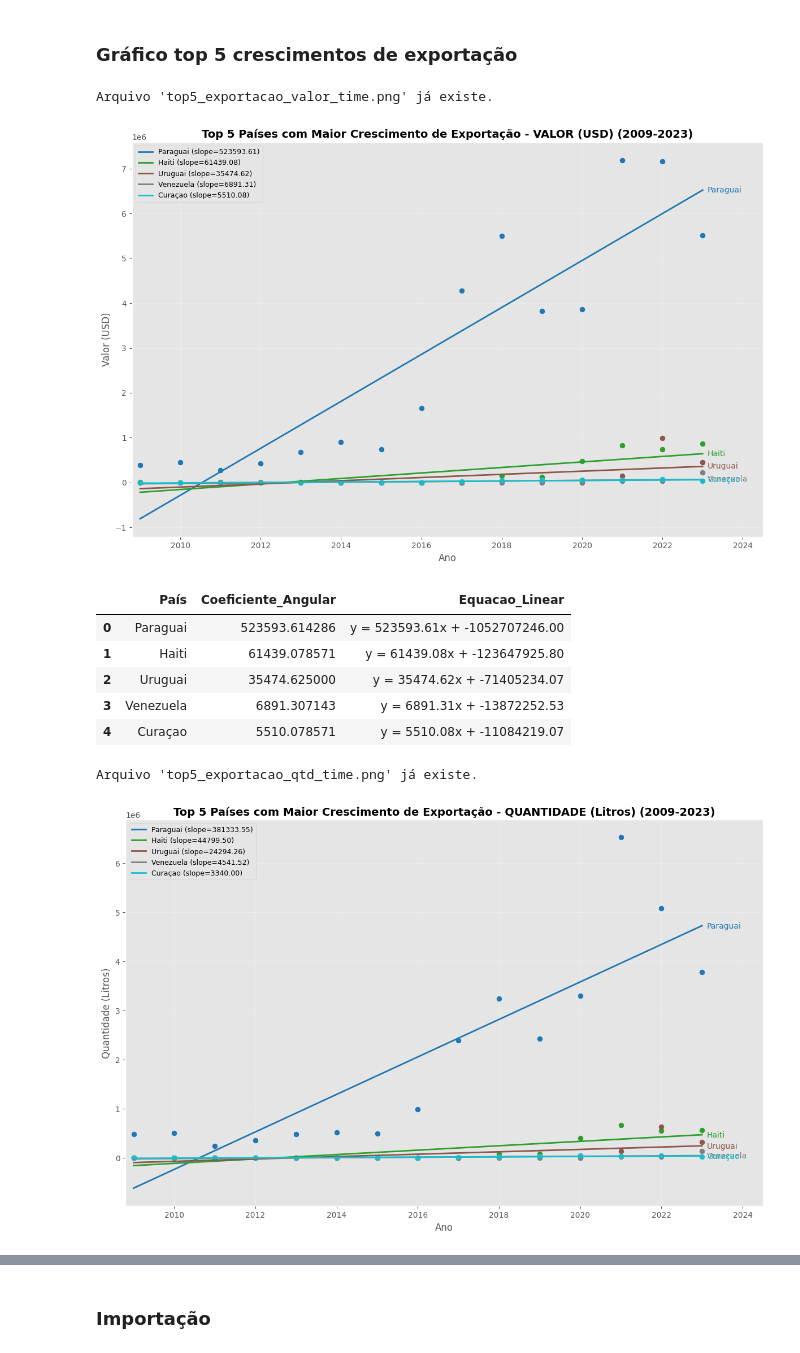
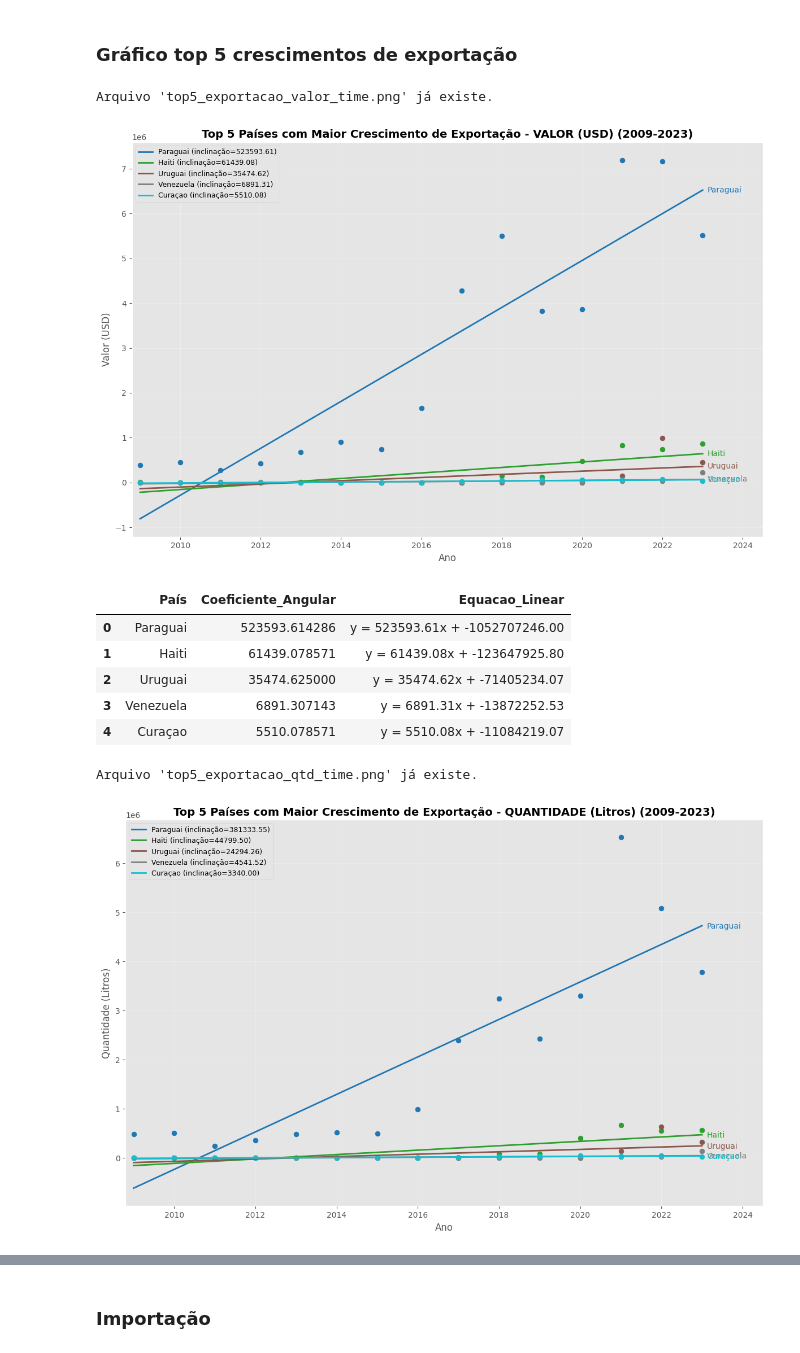
Before and after one commit to rafaellccouto/postech_analise_vinhos_comercio, a Jupyter notebook: Analise_vinhos_comercio.ipynb, the cells around one changed output, grey strips where cells are left out. Cells and saved outputs as stored; diff of their text form; code cells hidden in the pictures.

```diff
--- a/Analise_vinhos_comercio.ipynb
+++ b/Analise_vinhos_comercio.ipynb
@@ -16,6 +16,7 @@ import pandas as pd
 import numpy as np
 import os as os
 from sklearn.linear_model import LinearRegression
+import json
 
 # Bibliotecas de visualização
 import seaborn as sns
@@ -164,7 +165,7 @@ def plot_top5_time_series(df_reg, df_ts, titulo, ylabel, nome_arquivo):
 
         # Plotar série e reta
         plt.plot(X_YEARS, y_line, color=cores[i], linestyle='-', linewidth=2,
-                 label=f"{pais} (slope={model.coef_[0]:.2f})")
+                 label=f"{pais} (inclinação={model.coef_[0]:.2f})")
         plt.scatter(X_YEARS[mask], y[mask], color=cores[i], s=40)
 
         # Anotar o país no final da reta
@@ -898,33 +899,33 @@ Arquivo 'exportacao_reg_valor.csv' já está gerado.
 # %%
 # Plotagem dos top5 para EXPORTAÇÃO usando funções compartilhadas (não repetir imports nem utilitários)
 # Carregar os CSVs de regressão e séries temporais
 import pandas as pd
 
-df_reg_valor = pd.read_csv('exportacao_reg_valor.csv')
-df_reg_qtd = pd.read_csv('exportacao_reg_qtd.csv')
+df_reg_valor = pd.read_csv('regressao_exportacao_valor.csv')
+df_reg_qtd = pd.read_csv('regressao_exportacao_qtd.csv')
 
 df_valor_ts = pd.read_csv('exportacao_valor.csv')
 df_qtd_ts = pd.read_csv('exportacao_qtd.csv')
 
 # Chamar a função compartilhada de plotagem (definida na célula de utilitários)
 plot_top5_time_series(
     df_reg_valor,
     df_valor_ts,
     'Top 5 Países com Maior Crescimento de Exportação - VALOR (USD) (2009-2023)',
     'Valor (USD)',
     'top5_exportacao_valor_time.png'
-)
+ )
 
 plot_top5_time_series(
     df_reg_qtd,
     df_qtd_ts,
     'Top 5 Países com Maior Crescimento de Exportação - QUANTIDADE (Litros) (2009-2023)',
     'Quantidade (Litros)',
     'top5_exportacao_qtd_time.png'
-)
+ )
 # %% [output]
 Arquivo 'top5_exportacao_valor_time.png' já existe.
-[figure, old version]
+[figure, new version]
 |  | País | Coeficiente_Angular | Equacao_Linear |
 | 0 | Paraguai | 523593.614286 | y = 523593.61x + -1052707246.00 |
 | 1 | Haiti | 61439.078571 | y = 61439.08x + -123647925.80 |
@@ -932,7 +933,7 @@ Arquivo 'top5_exportacao_valor_time.png' já existe.
 | 3 | Venezuela | 6891.307143 | y = 6891.31x + -13872252.53 |
 | 4 | Curaçao | 5510.078571 | y = 5510.08x + -11084219.07 |
 Arquivo 'top5_exportacao_qtd_time.png' já existe.
-[figure, old version]
+[figure, new version]
 |  | País | Coeficiente_Angular | Equacao_Linear |
 | 0 | Paraguai | 381333.553571 | y = 381333.55x + -766714894.20 |
 | 1 | Haiti | 44799.496429 | y = 44799.50x + -90159036.27 |
```
Also changed, not shown: parts of 12 cells of this notebook, 19 other files.
